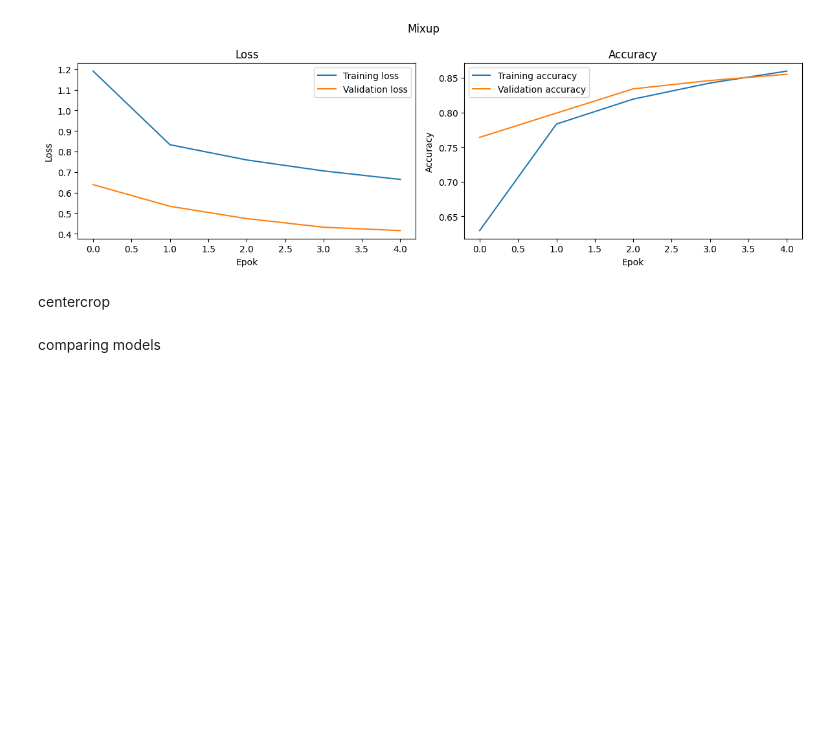
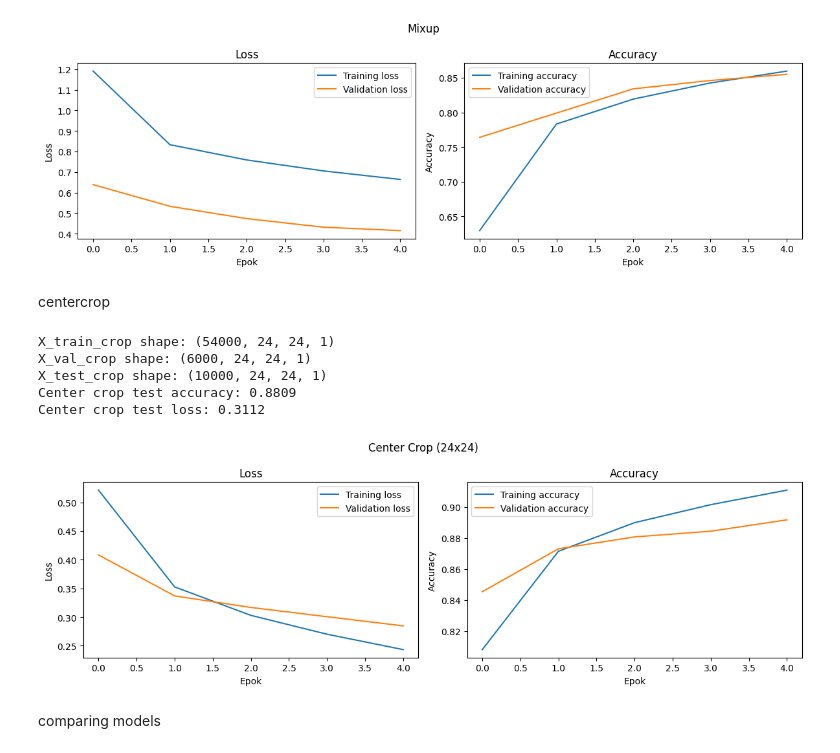
Before and after one commit to LillaLaila/group6-input-preprocessing, a Jupyter notebook: notebooks/models_henry.ipynb, the cells around one changed output. Cells and saved outputs as stored; diff of their text form; code cells hidden in the pictures; blank space fills up the shorter version.

Commit message:
center

```diff
--- a/notebooks/models_henry.ipynb
+++ b/notebooks/models_henry.ipynb
@@ -597,6 +597,64 @@ plot_history(history_mix, title='Mixup')
 [figure]
 # %% [markdown]
 centercrop
+# %%
+# Center crop experiment: crop 28×28 images to 24×24 and compare performance
+
+def create_model_input(shape):
+    model = keras.Sequential([
+        layers.Input(shape=shape),
+        layers.Conv2D(32, (3, 3), activation='relu', padding='same'),
+        layers.MaxPooling2D((2, 2)),
+        layers.Conv2D(64, (3, 3), activation='relu', padding='same'),
+        layers.MaxPooling2D((2, 2)),
+        layers.Flatten(),
+        layers.Dense(64, activation='relu'),
+        layers.Dense(10, activation='softmax')
+    ])
+    model.compile(optimizer='adam', loss='sparse_categorical_crossentropy', metrics=['accuracy'])
+    return model
+
+
+def center_crop_images(images, crop_size=24):
+    start = (images.shape[1] - crop_size) // 2
+    end = start + crop_size
+    return images[:, start:end, start:end, :]
+
+X_train_crop = center_crop_images(X_train_base, crop_size=24)
+X_val_crop = center_crop_images(X_val_base, crop_size=24)
+X_test_crop = center_crop_images(X_test_base, crop_size=24)
+
+X_train_crop = X_train_crop.astype('float32') / 255.0
+X_val_crop = X_val_crop.astype('float32') / 255.0
+X_test_crop = X_test_crop.astype('float32') / 255.0
+
+print('X_train_crop shape:', X_train_crop.shape)
+print('X_val_crop shape:', X_val_crop.shape)
+print('X_test_crop shape:', X_test_crop.shape)
+
+model_crop = create_model_input((24, 24, 1))
+history_crop = model_crop.fit(
+    X_train_crop,
+    y_train_base,
+    validation_data=(X_val_crop, y_val_base),
+    epochs=5,
+    batch_size=64,
+    verbose=0
+)
+
+loss_crop, acc_crop = model_crop.evaluate(X_test_crop, y_test, verbose=0)
+print(f'Center crop test accuracy: {acc_crop:.4f}')
+print(f'Center crop test loss: {loss_crop:.4f}')
+# %% [output]
+X_train_crop shape: (54000, 24, 24, 1)
+X_val_crop shape: (6000, 24, 24, 1)
+X_test_crop shape: (10000, 24, 24, 1)
+Center crop test accuracy: 0.8809
+Center crop test loss: 0.3112
+# %%
+plot_history(history_crop, title='Center Crop (24x24)')
+# %% [output]
+[figure, added]
 # %% [markdown]
 comparing models
 # %%
```
Also changed, not shown: parts of 1 cell of this notebook.
